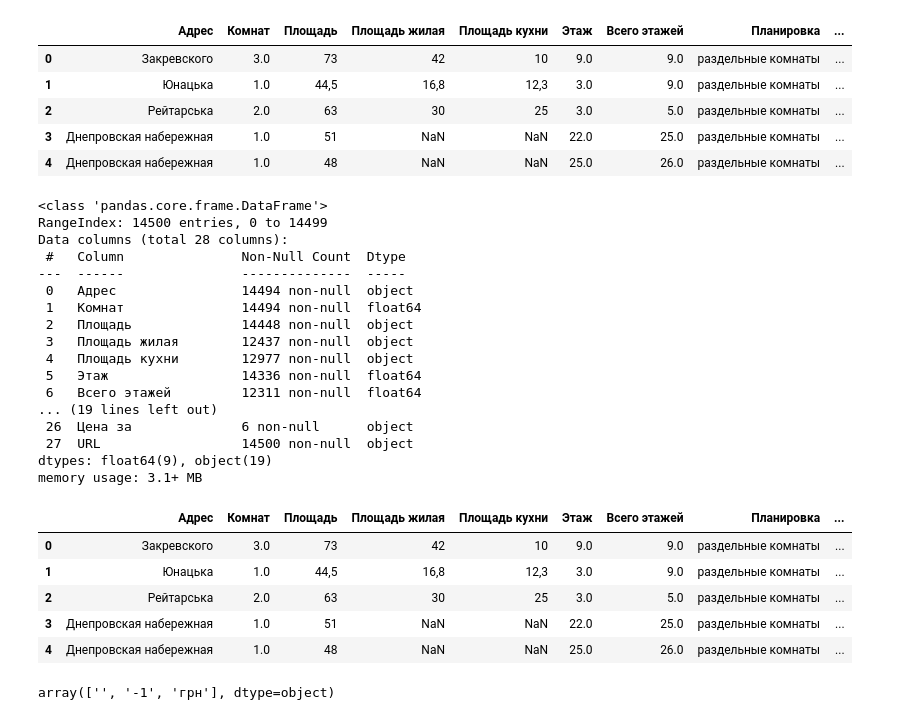
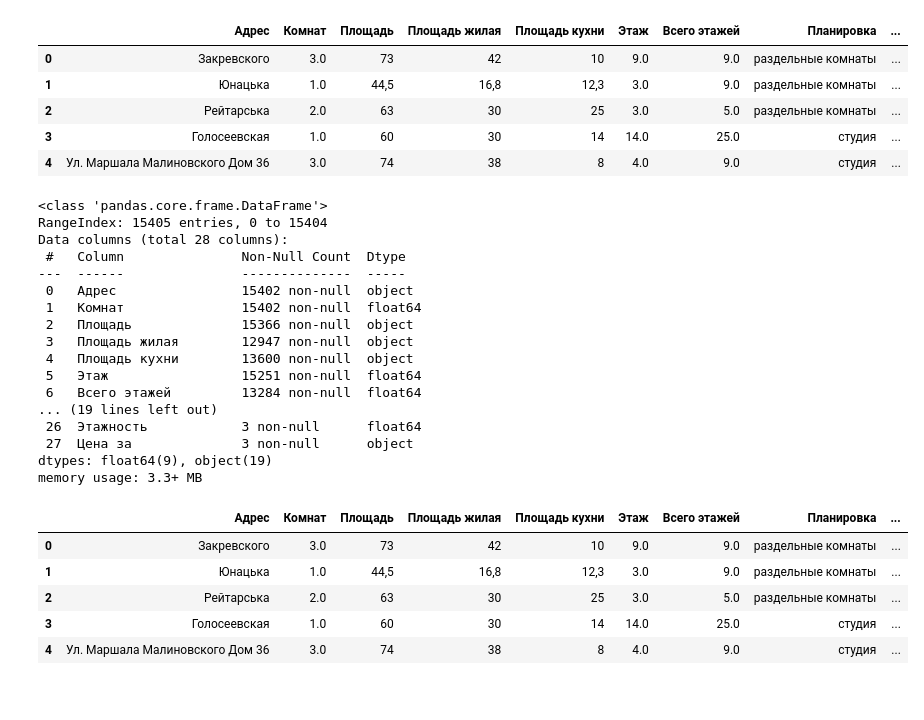
Before and after one commit to witcher346/Data-Science-Notebooks, a Jupyter notebook: Exploring_mesto_ua_dataset.ipynb, the cells around one changed output. Cells and saved outputs as stored; diff of their text form; code cells hidden in the pictures.

Commit message:
Prettified Exploring mesto ua notebook. mesto_ua.csv now contains urls

```diff
--- a/Exploring_mesto_ua_dataset.ipynb
+++ b/Exploring_mesto_ua_dataset.ipynb
@@ -8,35 +8,35 @@ pd.set_option('display.max_columns', 500)
 pd.set_option('display.max_colwidth', 150)
 display(HTML("<style>.container { width:95% !important; }</style>"))
 # %%
-df = pd.read_csv('E:\\mesto_ua_NOURL.csv').drop(['Unnamed: 0'], axis=1)
+df = pd.read_csv('mesto_ua.csv').drop(['Unnamed: 0'], axis=1)
 df.head()
 # %% [output]
 |  | Адрес | Комнат | Площадь | Площадь жилая | Площадь кухни | Этаж | Всего этажей | Планировка | ... |
 | 0 | Закревского | 3.0 | 73 | 42 | 10 | 9.0 | 9.0 | раздельные комнаты | ... |
 | 1 | Юнацька | 1.0 | 44,5 | 16,8 | 12,3 | 3.0 | 9.0 | раздельные комнаты | ... |
 | 2 | Рейтарська | 2.0 | 63 | 30 | 25 | 3.0 | 5.0 | раздельные комнаты | ... |
-| 3 | Днепровская набережная | 1.0 | 51 | NaN | NaN | 22.0 | 25.0 | раздельные комнаты | ... |
-| 4 | Днепровская набережная | 1.0 | 48 | NaN | NaN | 25.0 | 26.0 | раздельные комнаты | ... |
+| 3 | Голосеевская | 1.0 | 60 | 30 | 14 | 14.0 | 25.0 | студия | ... |
+| 4 | Ул. Маршала Малиновского Дом 36 | 3.0 | 74 | 38 | 8 | 4.0 | 9.0 | студия | ... |
 # %%
 df.info()
 # %% [output]
 <class 'pandas.core.frame.DataFrame'>
-RangeIndex: 14500 entries, 0 to 14499
+RangeIndex: 15405 entries, 0 to 15404
 Data columns (total 28 columns):
  #   Column               Non-Null Count  Dtype
 ---  ------               --------------  -----
- 0   Адрес                14494 non-null  object
- 1   Комнат               14494 non-null  float64
- 2   Площадь              14448 non-null  object
- 3   Площадь жилая        12437 non-null  object
- 4   Площадь кухни        12977 non-null  object
- 5   Этаж                 14336 non-null  float64
- 6   Всего этажей         12311 non-null  float64
+ 0   Адрес                15402 non-null  object
+ 1   Комнат               15402 non-null  float64
+ 2   Площадь              15366 non-null  object
+ 3   Площадь жилая        12947 non-null  object
+ 4   Площадь кухни        13600 non-null  object
+ 5   Этаж                 15251 non-null  float64
+ 6   Всего этажей         13284 non-null  float64
 ... (19 lines left out)
- 26  Цена за              6 non-null      object
- 27  URL                  14500 non-null  object
+ 26  Этажность            3 non-null      float64
+ 27  Цена за              3 non-null      object
 dtypes: float64(9), object(19)
-memory usage: 3.1+ MB
+memory usage: 3.3+ MB
 # %%
 df = df.drop(['Комиссия', "Спальных мест", "Класс ", "Высота потолков м", "Домов ", "Количество квартир ", "Отопление ", "Очередей ", "Паркинг ", "Стены ", "Утепление ", "Этажность ", "Цена за "], axis=1)
 df.head()
@@ -45,8 +45,8 @@ df.head()
 | 0 | Закревского | 3.0 | 73 | 42 | 10 | 9.0 | 9.0 | раздельные комнаты | ... |
 | 1 | Юнацька | 1.0 | 44,5 | 16,8 | 12,3 | 3.0 | 9.0 | раздельные комнаты | ... |
 | 2 | Рейтарська | 2.0 | 63 | 30 | 25 | 3.0 | 5.0 | раздельные комнаты | ... |
-| 3 | Днепровская набережная | 1.0 | 51 | NaN | NaN | 22.0 | 25.0 | раздельные комнаты | ... |
-| 4 | Днепровская набережная | 1.0 | 48 | NaN | NaN | 25.0 | 26.0 | раздельные комнаты | ... |
+| 3 | Голосеевская | 1.0 | 60 | 30 | 14 | 14.0 | 25.0 | студия | ... |
+| 4 | Ул. Маршала Малиновского Дом 36 | 3.0 | 74 | 38 | 8 | 4.0 | 9.0 | студия | ... |
 # %%
 def change_type(x):
     if ',' in x:
@@ -94,4 +61,0 @@ df = df.dropna(axis=0)
-# %%
-label_encoders['currency'].classes_
-# %% [output]
-array(['', '-1', 'грн'], dtype=object)
```
Also changed, not shown: parts of 19 cells of this notebook.
